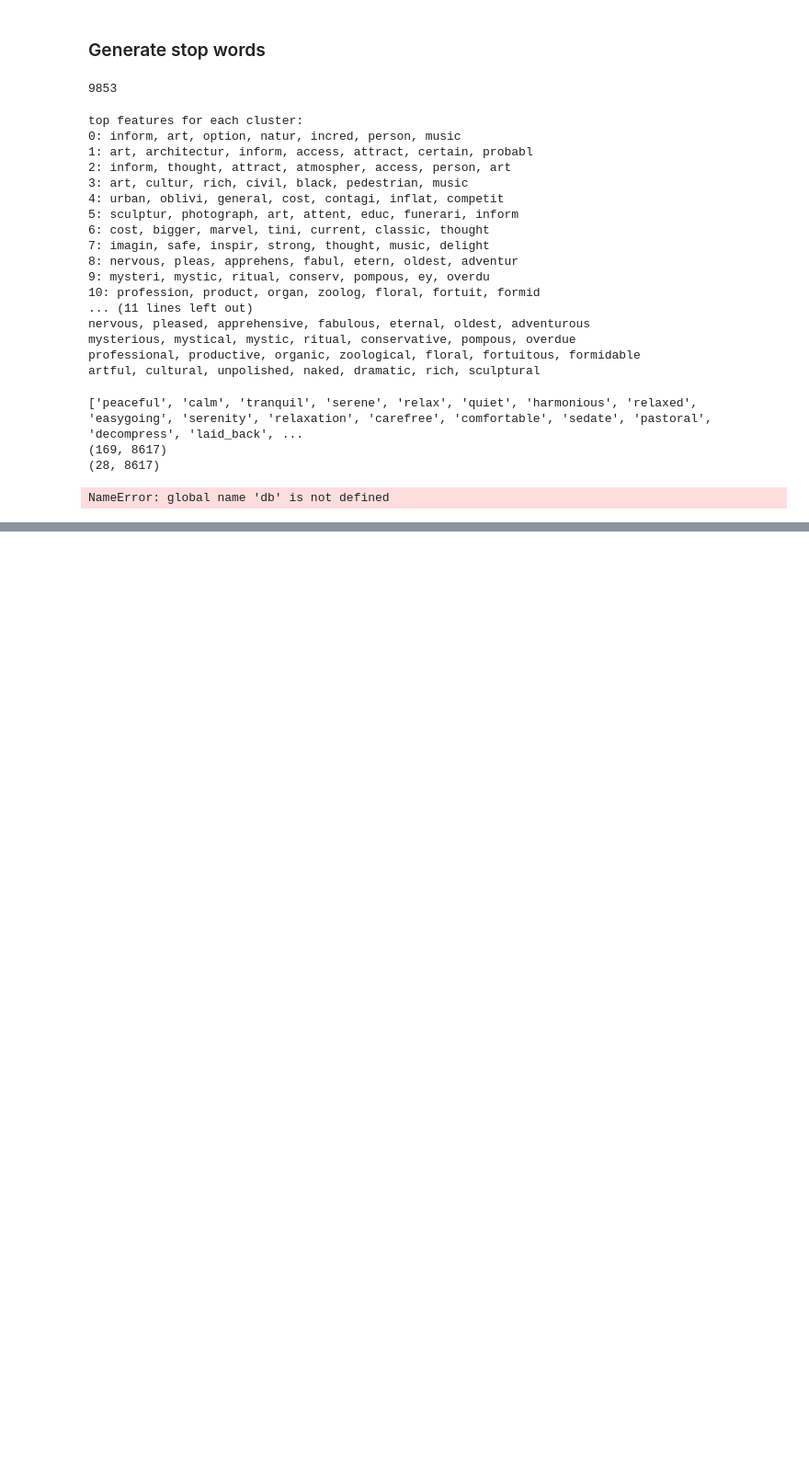
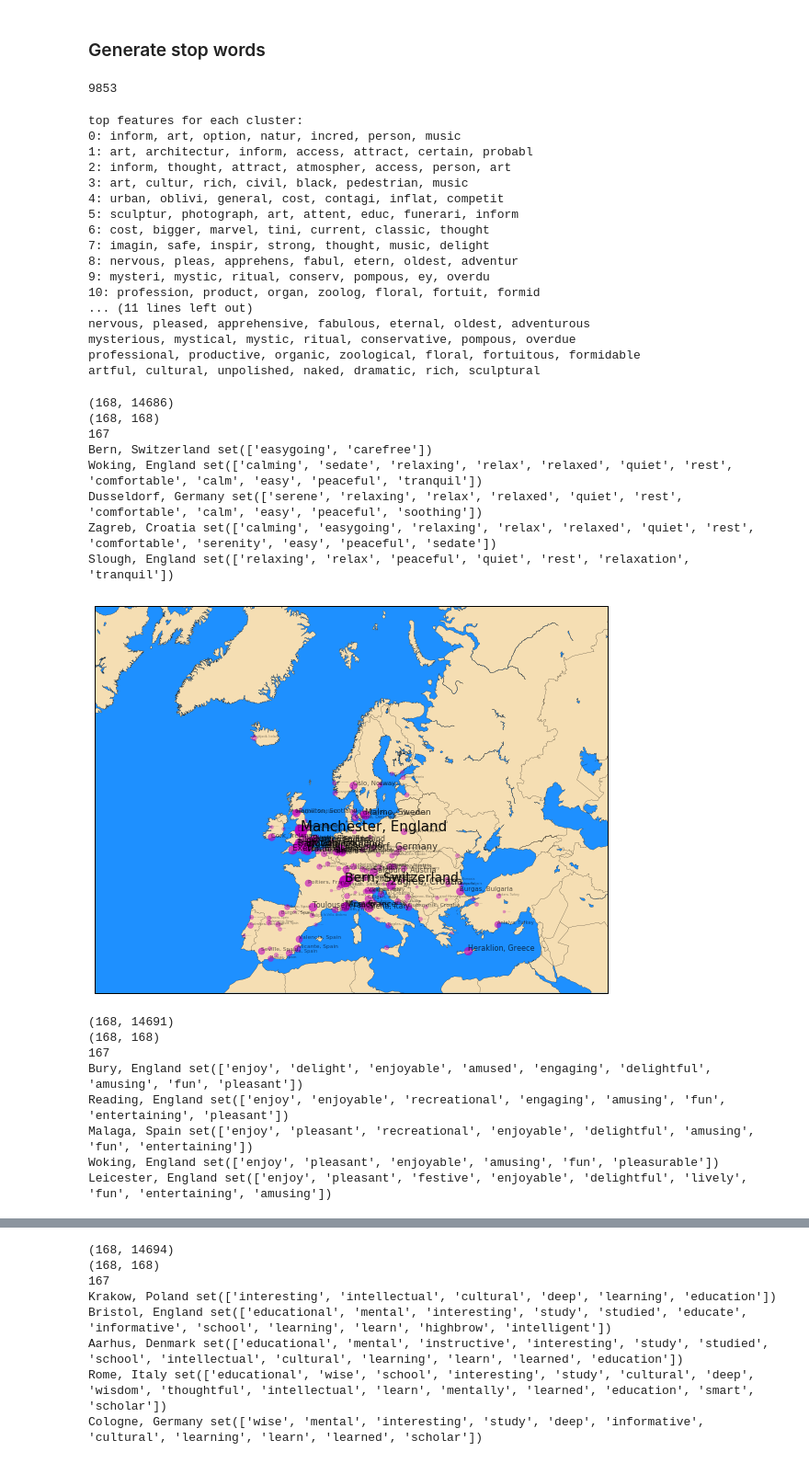
Before and after one commit to SydneyLauren/city-sense, a Jupyter notebook: eda/Data_Cleaning.ipynb, the cells around one changed output, grey strips where cells are left out. Shown at 92% size. Saved outputs shown, nothing was run; the diff lists cells and outputs as text; code cells hidden in the pictures; blank space fills up the shorter version.

Commit message:
add cosine similarity plotting function

```diff
--- a/eda/Data_Cleaning.ipynb
+++ b/eda/Data_Cleaning.ipynb
@@ -204,17 +210,7 @@ def get_stopwords(speech_dicts, doc_frequency, word_pos, greater_than=True):
 def calculate_cosine_sim(doc_bodies, check_words, stops):
     vectorizer = TfidfVectorizer(stop_words=stopwords.words('english') + stops)
 
-    X = vectorizer.fit_transform(doc_bodies)
-    c = vectorizer.transform(check_words)
-    print X.shape
-    print c.shape
-    # print len(doc_bodies)
-    # 1. Compute cosine similarity
+    X = vectorizer.fit_transform(np.append(doc_bodies, check_words))
     cosine_similarities = linear_kernel(X, X)
 
-    sims = np.zeros([len(db),])
-    # 2. Print out similarities
-    for i, doc1 in enumerate(db):
-        for j, doc2 in enumerate(db):
-            if i == len(db) - 1 and j < len(db) -1:
-                sims[j] = cosine_similarities[i, j]
+    return cosine_similarities[-1, :-1]
@@ -390,14 +380,46 @@ nervous, pleased, apprehensive, fabulous, eternal, oldest, adventurous
 mysterious, mystical, mystic, ritual, conservative, pompous, overdue
 professional, productive, organic, zoological, floral, fortuitous, formidable
 artful, cultural, unpolished, naked, dramatic, rich, sculptural
-# %%
-with open('personalities.txt') as f:
-    for line in f:
-        personality = line.strip('\n').split(', ') # read words on each line of file
-        print personality
-        calculate_cosine_sim(doc_bodies, personality, stopwds)
-# %% [output]
-['peaceful', 'calm', 'tranquil', 'serene', 'relax', 'quiet', 'harmonious', 'relaxed', 'easygoing', 'serenity', 'relaxation', 'carefree', 'comfortable', 'sedate', 'pastoral', 'decompress', 'laid_back', ...
-(169, 8617)
-(28, 8617)
-NameError: global name 'db' is not defined
+# %%
+with open('personalities.txt') as f:
+    for line in f:
+        personality = line.strip('\n').split(', ') # read words on each line of file
+        cosine_similarities = calculate_cosine_sim(doc_bodies, ' '.join(personality), [])
+        print len(cosine_similarities)
+        top5 = np.argsort(cosine_similarities)[::-1][:5]
+        for num in top5:
+            print cities[num], set(personality) & set(tokenized_corpus[num])
+        geolocator = Nominatim()
+        xpts = []
+        ypts = []
+        ctlst = []
+        sim = []
+        for i, city in enumerate(cities):
+            location = geolocator.geocode(city, timeout=10)
+            if location is not None:
+                xpt, ypt = m(location.longitude, location.latitude)
+                sim.append(cosine_similarities[i])
+                ctlst.append(city)
+                xpts.append(xpt)
+                ypts.append(ypt)
+            else:
+                print city
+        plot_personality_map(m, sim, xpts, ypts, ctlst)
+# %% [output]
+(168, 14686)
+(168, 168)
+167
+Bern, Switzerland set(['easygoing', 'carefree'])
+Woking, England set(['calming', 'sedate', 'relaxing', 'relax', 'relaxed', 'quiet', 'rest', 'comfortable', 'calm', 'easy', 'peaceful', 'tranquil'])
+Dusseldorf, Germany set(['serene', 'relaxing', 'relax', 'relaxed', 'quiet', 'rest', 'comfortable', 'calm', 'easy', 'peaceful', 'soothing'])
+Zagreb, Croatia set(['calming', 'easygoing', 'relaxing', 'relax', 'relaxed', 'quiet', 'rest', 'comfortable', 'serenity', 'easy', 'peaceful', 'sedate'])
+Slough, England set(['relaxing', 'relax', 'peaceful', 'quiet', 'rest', 'relaxation', 'tranquil'])
+[figure, added]
+(168, 14691)
+(168, 168)
+167
+Bury, England set(['enjoy', 'delight', 'enjoyable', 'amused', 'engaging', 'delightful', 'amusing', 'fun', 'pleasant'])
+Reading, England set(['enjoy', 'enjoyable', 'recreational', 'engaging', 'amusing', 'fun', 'entertaining', 'pleasant'])
+Malaga, Spain set(['enjoy', 'pleasant', 'recreational', 'enjoyable', 'delightful', 'amusing', 'fun', 'entertaining'])
+Woking, England set(['enjoy', 'pleasant', 'enjoyable', 'amusing', 'fun', 'pleasurable'])
+Leicester, England set(['enjoy', 'pleasant', 'festive', 'enjoyable', 'delightful', 'lively', 'fun', 'entertaining', 'amusing'])
@@ -403,0 +427,8 @@ NameError: global name 'db' is not defined
+(168, 14694)
+(168, 168)
+167
+Krakow, Poland set(['interesting', 'intellectual', 'cultural', 'deep', 'learning', 'education'])
+Bristol, England set(['educational', 'mental', 'interesting', 'study', 'studied', 'educate', 'informative', 'school', 'learning', 'learn', 'highbrow', 'intelligent'])
+Aarhus, Denmark set(['educational', 'mental', 'instructive', 'interesting', 'study', 'studied', 'school', 'intellectual', 'cultural', 'learning', 'learn', 'learned', 'education'])
+Rome, Italy set(['educational', 'wise', 'school', 'interesting', 'study', 'cultural', 'deep', 'wisdom', 'thoughtful', 'intellectual', 'learn', 'mentally', 'learned', 'education', 'smart', 'scholar'])
+Cologne, Germany set(['wise', 'mental', 'interesting', 'study', 'deep', 'informative', 'cultural', 'learning', 'learn', 'learned', 'scholar'])
```
Also changed, not shown: parts of 11 cells of this notebook.
